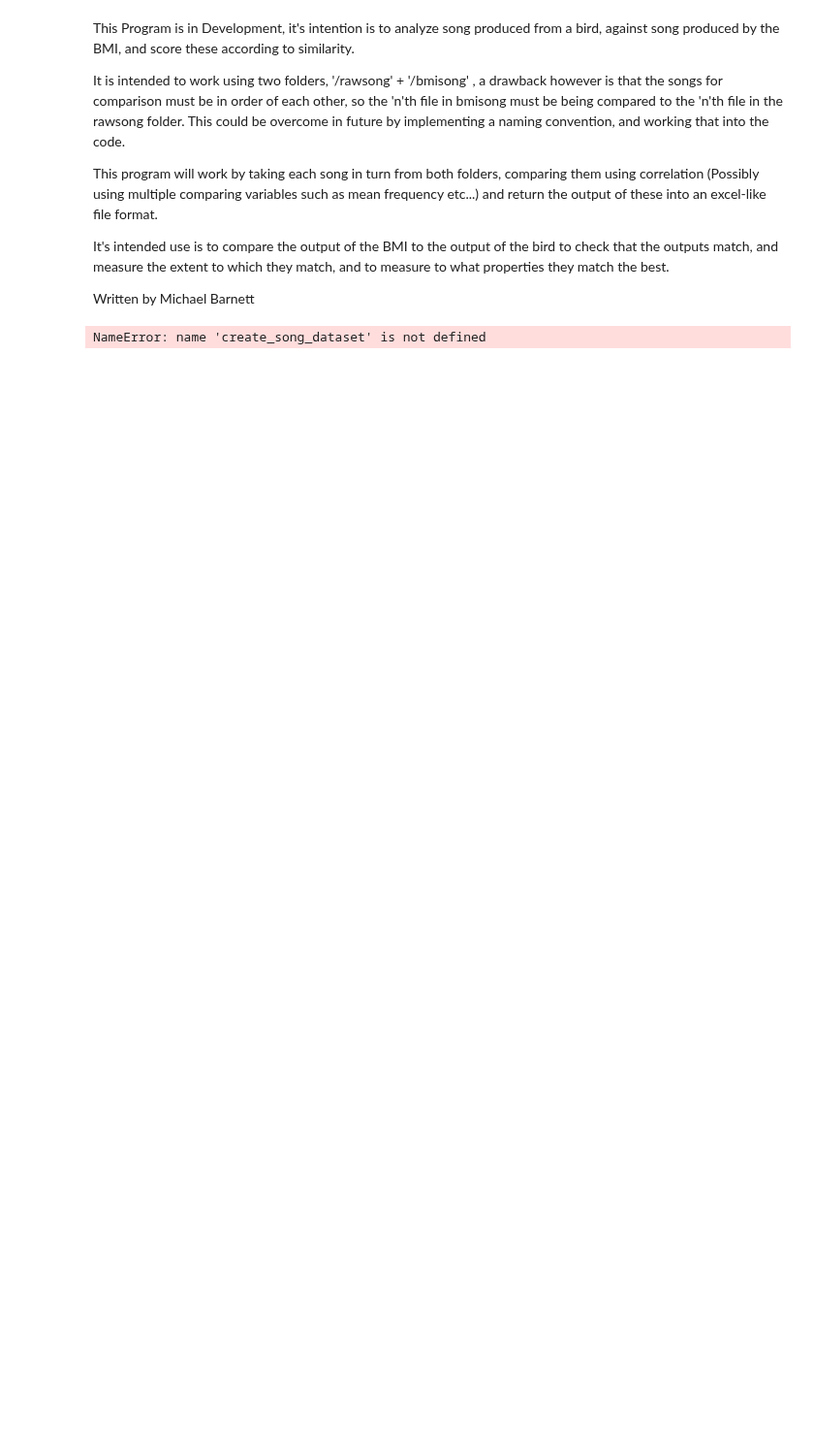
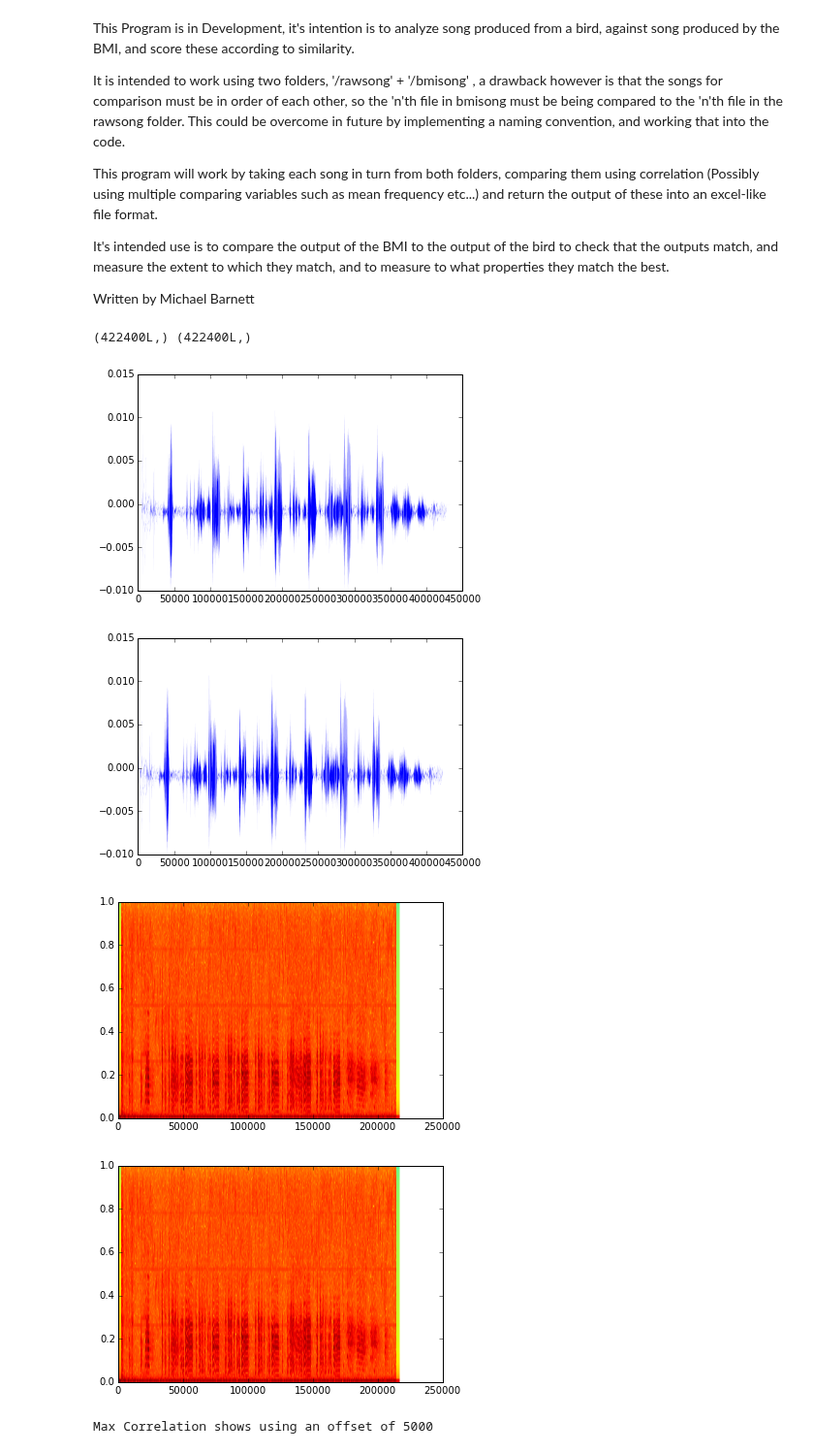
Before and after one commit to BirdMI-UniversityofAuckland/MichaelSandbox, a Jupyter notebook: BIRDMI_Correl_v1.ipynb, the cells around one changed output. Shown at 97% size. Drawn from its saved outputs; the diff is of its cells as text; code cells hidden in the pictures; blank space fills up the shorter version.

Commit message:
Small additions
Investigated padding of arrays and aligning using the correlation
function - will become useful when trying to get maximum correlation
down the line...

```diff
--- a/BIRDMI_Correl_v1.ipynb
+++ b/BIRDMI_Correl_v1.ipynb
@@ -130,21 +130,52 @@ def correlate_song_data(raw,bmi,task):
 # %%
 ## Working Cell:
 
 # Create arrays filled with datasets from folders
 # Loop through datasets to compare to
 
 # Create normalised datasets of all songs involved:
 rawsong_array = create_song_dataset(working_directory +'rawsong') # Create array of all songs in rawsong
 bmisong_array = create_song_dataset(working_directory + 'bmisong') # Create array of all songs in bmisong
 
-size1 = rawsong_array[0].shape
-size2 = rawsong_array[0].shape
+array1 = rawsong_array[0]
+array2 = bmisong_array[0]
 
-draw_wav_output(rawsong_array[0], spectrogram = True)
-draw_wav_output(bmisong_array[1], spectrogram = True)
+size1 = array1.shape
+size2 = array2.shape
+print size1, size2
+
+padding_value = 5000
+print "Pad raw song by " + str(padding_value)
+array1 = np.pad(array1, padding_value, mode = 'edge')
+print "Amplitude data for raw Song:"
+draw_wav_output(array1, spectrogram = False)
+print "Amplitude data for bmi Song:"
+draw_wav_output(array2, spectrogram = False)
+
+##newfft = np.fft.rfft(rawsong_array[0], n = 1000000, axis = 0)
+
+corrdata = np.correlate(array1,array2)
+offset = int(np.where(corrdata == corrdata.max())[0][0])
 
 
-corrdata = np.correlate(rawsong_array[0],bmisong_array[0])
-draw_wav_output(corrdata, lineweight=1)
+
+array2offset = np.pad(array2, offset, mode = 'edge')
+
+draw_wav_output(array1, spectrogram = True)
+draw_wav_output(array2offset, spectrogram = True)
+
+
+#corrdata = remove_negative(corrdata)
+print "Max Correlation shows using an offset of " + str(offset) +":"
+draw_wav_output(corrdata, lineweight=0.1)
+
+corrdata = np.correlate(array1,array2offset)
+draw_wav_output(array2offset, lineweight=0.1)
+#draw_wav_output(rawsong_array[0], spectrogram = True)
 # %% [output]
-NameError: name 'create_song_dataset' is not defined
+(422400L,) (422400L,)
+[figure, added]
+[figure, added]
+[figure, added]
+[figure, added]
+Max Correlation shows using an offset of 5000
```
Also changed, not shown: parts of 7 cells of this notebook.
